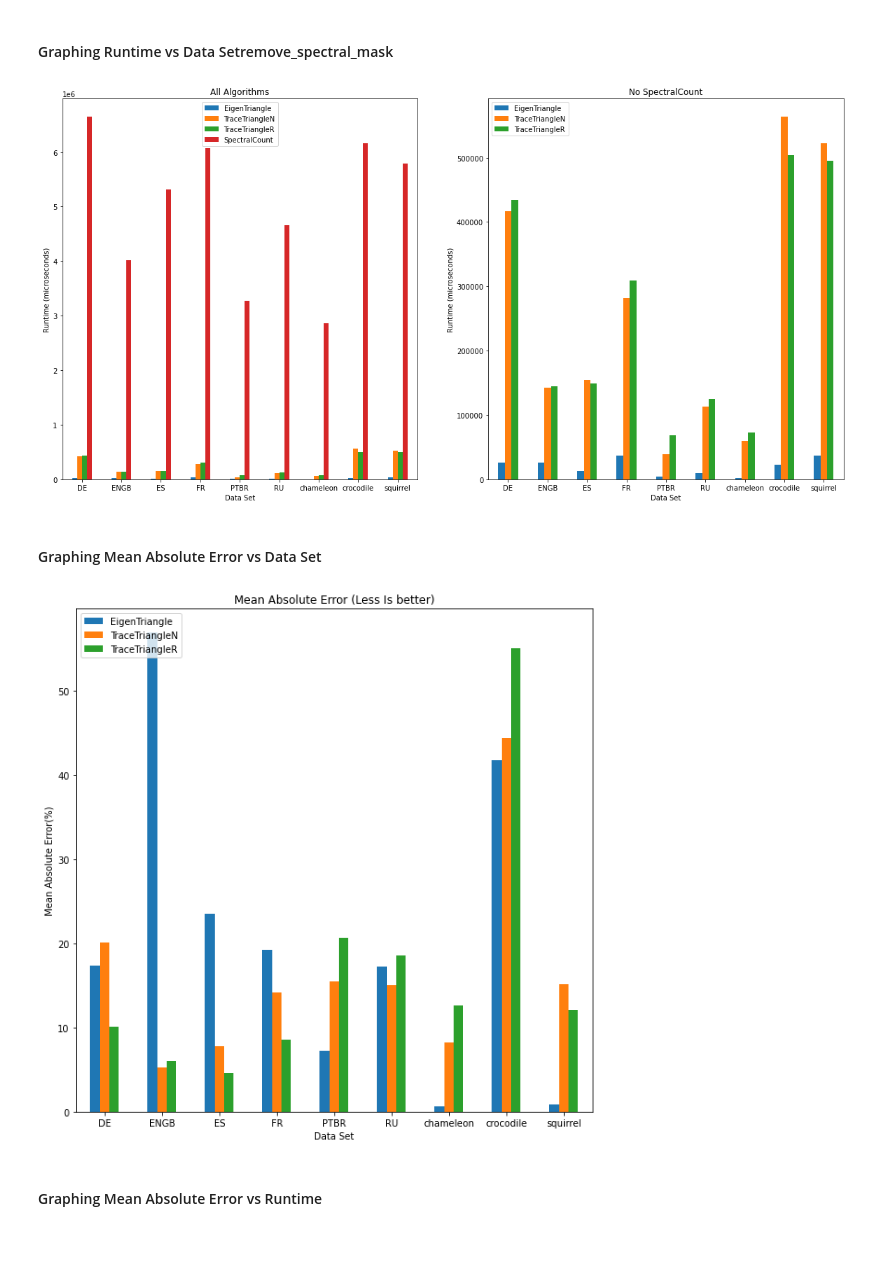
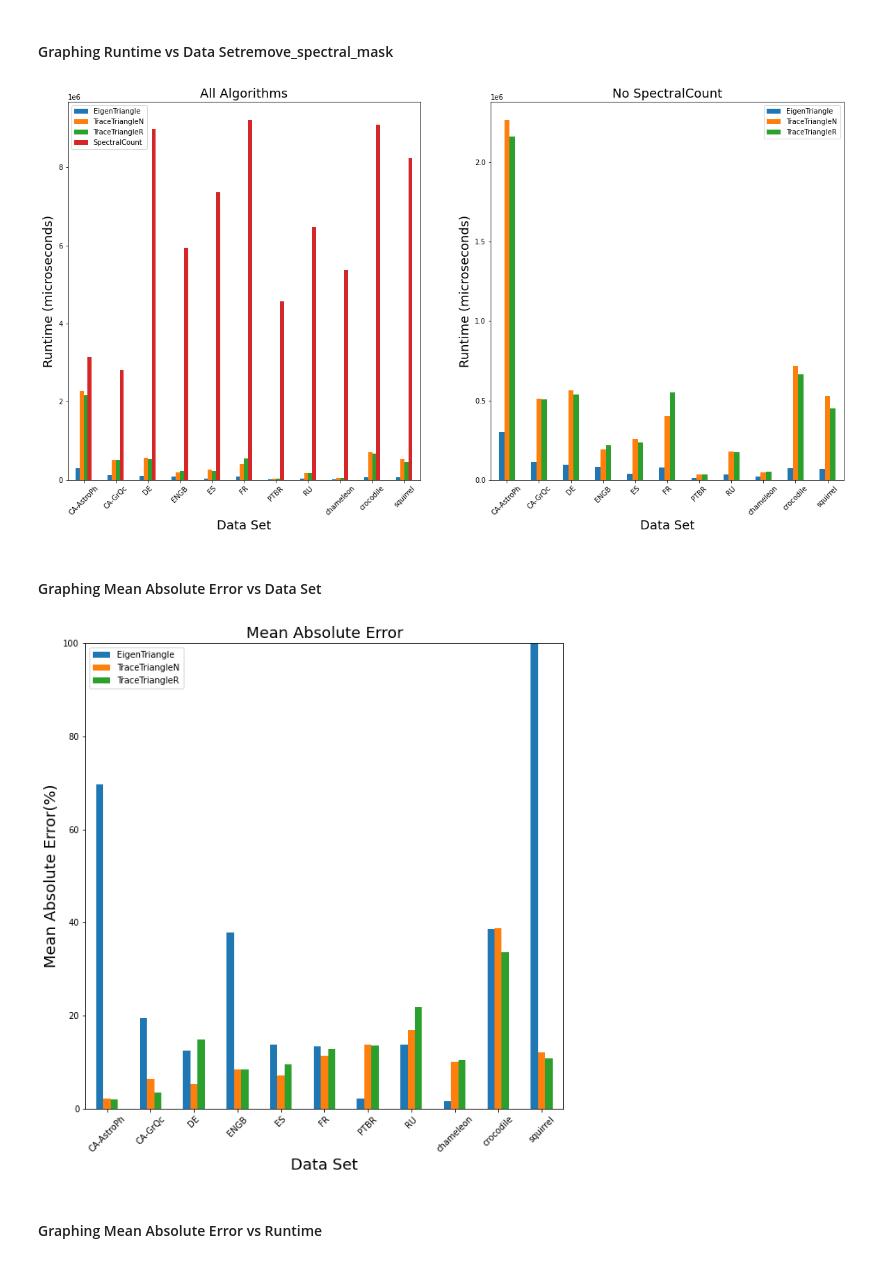
Before and after one commit to Alfriadox/mlo-proj-f2020, a Jupyter notebook: Graphing.ipynb, the cells around one changed output. Drawn from its saved outputs; the diff is of its cells as text; code cells hidden in the pictures.

Commit message:
Final Graphs

```diff
--- a/Graphing.ipynb
+++ b/Graphing.ipynb
@@ -5,7 +5,9 @@ import pandas as pd
 import os
 from matplotlib.legend_handler import HandlerBase
 from matplotlib.patches import Patch
-
+import matplotlib.pyplot as plt
+plt.rcParams.update({"axes.labelsize": 18,
+                    "axes.titlesize":18})
 # Dictionary to map color strings to data sets
 colors = {
     'ES':"tab:blue",
@@ -16,7 +18,9 @@ colors = {
     'RU':"tab:brown",
     'chameleon':"tab:cyan",
     'crocodile':"tab:gray",
-    'squirrel':"tab:olive"
+    'squirrel':"tab:olive",
+    "CA-GrQc":"maroon",
+    "CA-AstroPh":"midnightblue"
 }
 
 # Create the path to output the final graphs to
@@ -26,24 +30,28 @@ GRAPH_OUT_PATH = os.path.join(os.getcwd(),"graphs")
 df = pd.read_csv("results.csv")
 
 # Remove the file path from the dataset column, leaving us only with the dataset name
-df["ds_path"] = df["ds_path"].apply(lambda x: x.split("/")[-1].split("_")[1])
+df["ds_path"] = df["ds_path"].apply(lambda x: x.split("/")[-1].split("_")[1] if ".csv" in x else x.split("/")[-1].split(".")[0])
 
 # Create a mask to remove spectral
 remove_spectral_mask = df.alg_name != "SpectralCount"
 
 # Because SpectralCount calculates the EXACT number of triangles, it is the ground truth.
-correct = df[df.alg_name == "SpectralCount"].groupby(["ds_path"])[["runtime","result"]].mean().reset_index()
+correct = df[df.alg_name == "SpectralCount"].groupby(["ds_path"])[["runtime","result"]].max().reset_index()
 
 # Calculate the PCT Speedup and the runtime for each one.
 abs_errors = []
 pct_speedups=[]
 for i, r in df.iterrows():
+
+    # Get the correct values for this dataset
     correct_for_ds = correct[correct["ds_path"] == r["ds_path"]]
+
+    #
     correct_result = correct_for_ds["result"].values[0]
     correct_runtime = correct_for_ds["runtime"].values[0]
     abs_errors.append(100*np.abs(correct_result- r["result"])/correct_result)
-    pct_speedups.append(100*np.abs(correct_runtime-r["runtime"])/correct_runtime)
-
+    pct_speedups.append(100*(correct_runtime-r["runtime"])/correct_runtime)
+#     break
 df["abs_error"] = abs_errors
 df["pct_speedup"]=pct_speedups
 # Groupby the alg_name and the ds name. Then select only runtime and result and get the mean for them.
@@ -53,43 +61,44 @@ grouped_alg = df.groupby(["alg_name", "ds_path"])[["runtime", "result","abs_erro
 # %%
 # Create the plots and axis
 fig, ax = plt.subplots(1,2, figsize=(20, 10))
 
 # Pivot creates a table with only a single value so that we can graph it
 # [["EigenTriangle","TraceTriangleN","TraceTriangleR","SpectralCount"]] allows us to set the order of it. Useful for coloring in the second plot
-grouped_alg.pivot("ds_path", "alg_name", "runtime")[["EigenTriangle","TraceTriangleN","TraceTriangleR","SpectralCount"]].plot(kind="bar", ax=ax[0], rot=0,sort_columns=False)
+grouped_alg.pivot("ds_path", "alg_name", "runtime")[["EigenTriangle","TraceTriangleN","TraceTriangleR","SpectralCount"]].plot(kind="bar", ax=ax[0], rot=45,sort_columns=False)
 
 # Set the axis labels and graph it.
 ax[0].set_ylabel("Runtime (microseconds)")
 ax[0].set_xlabel("Data Set")
 ax[0].legend(loc="best")
 ax[0].set_title("All Algorithms")
 
 # Create the graphe WITHOUT spectral count
 # Pivot creates a table with only a single value so that we can graph it
-grouped_alg[grouped_alg.alg_name!="SpectralCount"].pivot("ds_path", "alg_name", "runtime").plot(kind="bar", ax=ax[1], rot=0,sort_columns=False)
+grouped_alg[grouped_alg.alg_name!="SpectralCount"].pivot("ds_path", "alg_name", "runtime").plot(kind="bar", ax=ax[1], rot=45,sort_columns=False)
 # Set the axis labels and graph it.
 ax[1].set_ylabel("Runtime (microseconds)")
 ax[1].set_xlabel("Data Set")
-ax[1].legend(loc="upper left")
+ax[1].legend(loc="upper right")
 ax[1].set_title("No SpectralCount")
 fig.savefig(os.path.join(GRAPH_OUT_PATH,"runtime_results.png"),facecolor="white")
 # %% [output]
-[figure, old version]
+[figure, new version]
 # %% [markdown]
 #### Graphing Mean Absolute Error vs Data Set
 # %%
 # Create the graph in the same manner as the previous ones.
 fig, ax = plt.subplots(1, figsize=(10, 10))
-grouped_alg[grouped_alg.alg_name!="SpectralCount"].pivot("ds_path", "alg_name", "abs_error").plot(kind="bar", ax=ax, rot=0, sort_columns=False)
+grouped_alg[grouped_alg.alg_name!="SpectralCount"].pivot("ds_path", "alg_name", "abs_error").plot(kind="bar", ax=ax, rot=45, sort_columns=False)
 
 # Set the labels for the graph and save
 ax.set_ylabel("Mean Absolute Error(%)")
 ax.legend(loc="upper left")
 ax.set_xlabel("Data Set")
-ax.set_title("Mean Absolute Error (Less Is better)")
+ax.set_title("Mean Absolute Error")
+ax.set_ylim([0,100])
 fig.savefig(os.path.join(GRAPH_OUT_PATH, "error_results.png"),facecolor="white")
 # %% [output]
-[figure, old version]
+[figure, new version]
 # %% [markdown]
 #### Graphing Mean Absolute Error vs Runtime
 # %%
```
Also changed, not shown: parts of 5 cells of this notebook, 6 other files.
